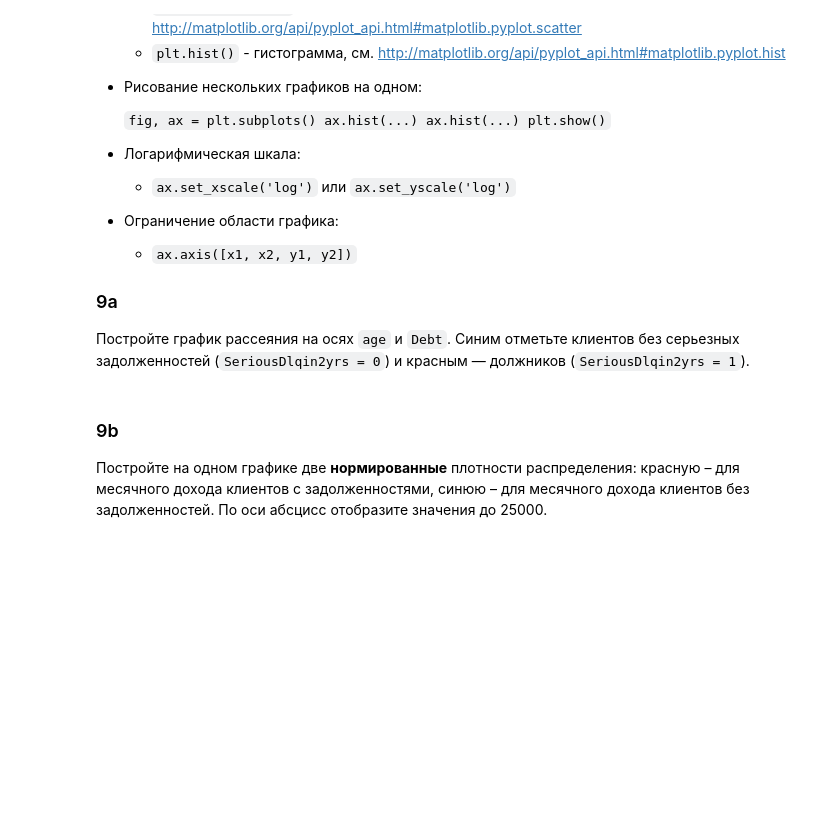
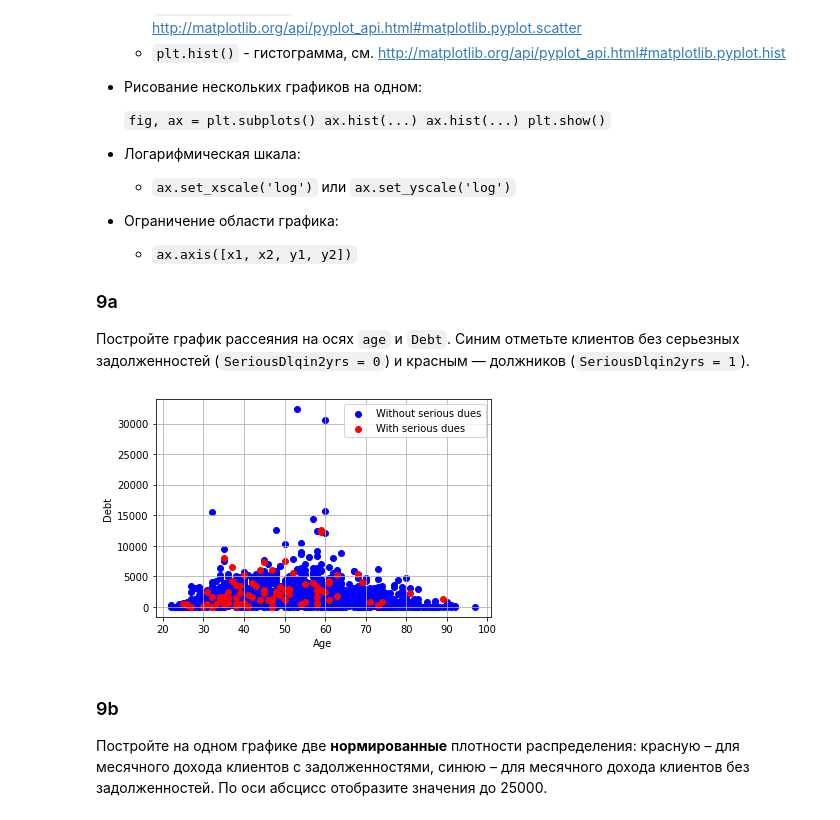
Before and after one commit to kirillserious/2021-machine-learning, a Jupyter notebook: lab_01/lab-1-pandas.ipynb, the cells around one changed output. Cells and saved outputs as stored; diff of their text form; code cells hidden in the pictures; blank space fills up the shorter version.

```diff
--- a/lab_01/lab-1-pandas.ipynb
+++ b/lab_01/lab-1-pandas.ipynb
@@ -315,3 +295,16 @@ Matplotlib позволяет удобно визуализировать таб
+# %%
+i = csv_data['SeriousDlqin2yrs'] == 0
+plt.scatter(csv_data.loc[i, 'age'], csv_data.loc[i, 'Debt'], color='b', label='Without serious dues')
+i = csv_data['SeriousDlqin2yrs'] == 1
+plt.scatter(csv_data.loc[i, 'age'], csv_data.loc[i, 'Debt'], color='r', label='With serious dues')
+
+plt.xlabel('Age')
+plt.ylabel('Debt')
+plt.grid(True)
+plt.legend()
+plt.show()
+# %% [output]
+[figure, added]
 # %% [markdown]
 ### 9b
 Постройте на одном графике две **нормированные** плотности распределения: красную – для месячного дохода клиентов с задолженностями, синюю – для месячного дохода клиентов без задолженностей. По оси абсцисс отобразите значения до 25000.
```
Also changed, not shown: parts of 9 cells of this notebook, 1 other file.
